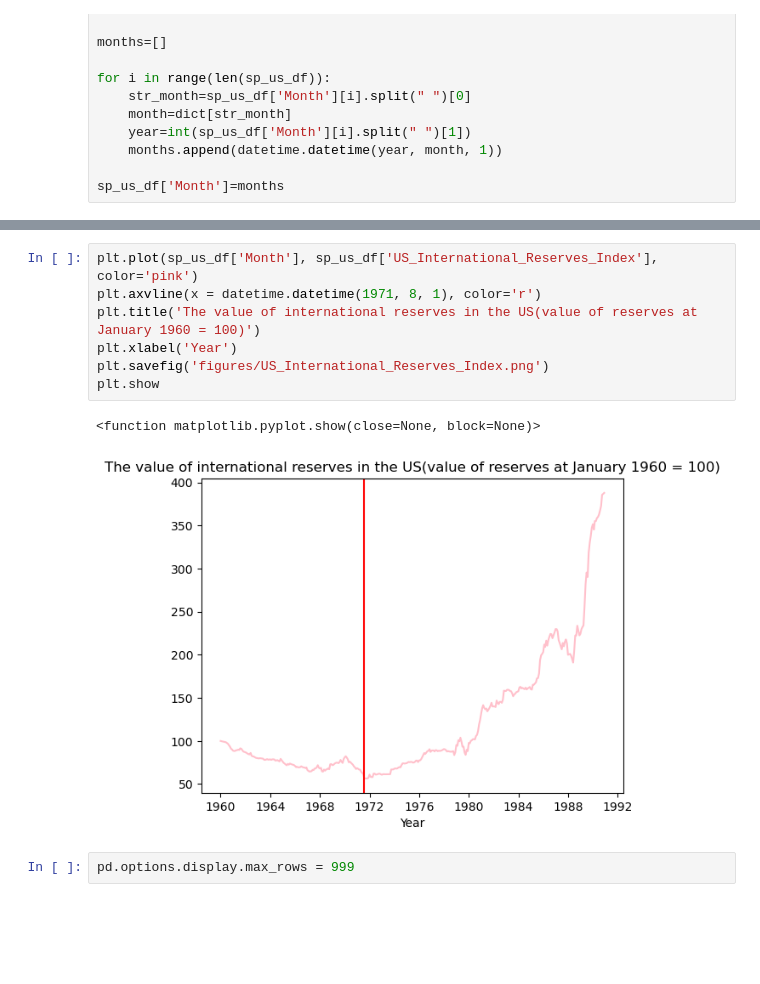
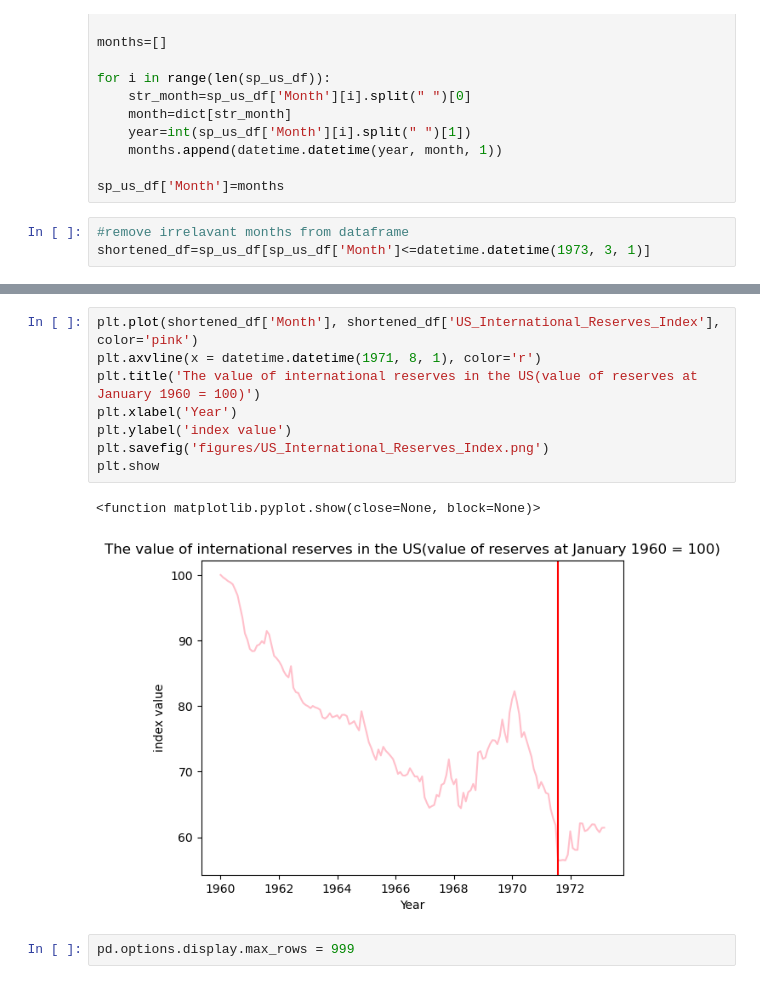
Before and after one commit to sophie-hy-fung/spain-bretton-woods, a Jupyter notebook: data_cleaning.ipynb, the cells around one changed output, grey strips where cells are left out. Cells and saved outputs as stored; diff of their text form; blank space fills up the shorter version.

```diff
--- a/data_cleaning.ipynb
+++ b/data_cleaning.ipynb
@@ -69,4 +69,7 @@ for i in range(len(sp_us_df)):
     months.append(datetime.datetime(year, month, 1))
 
 sp_us_df['Month']=months
+# %%
+#remove irrelavant months from dataframe
+shortened_df=sp_us_df[sp_us_df['Month']<=datetime.datetime(1973, 3, 1)]
 # %%
@@ -126,13 +132,14 @@ plt.show
 # %%
-plt.plot(sp_us_df['Month'], sp_us_df['US_International_Reserves_Index'], color='pink')
+plt.plot(shortened_df['Month'], shortened_df['US_International_Reserves_Index'], color='pink')
 plt.axvline(x = datetime.datetime(1971, 8, 1), color='r')
 plt.title('The value of international reserves in the US(value of reserves at January 1960 = 100)')
 plt.xlabel('Year')
+plt.ylabel('index value')
 plt.savefig('figures/US_International_Reserves_Index.png')
 plt.show
 # %% [output]
 <function matplotlib.pyplot.show(close=None, block=None)>
-[figure, old version]
+[figure, new version]
 # %%
 pd.options.display.max_rows = 999
 # %%
```
Also changed, not shown: parts of 5 cells of this notebook, 6 other files.
